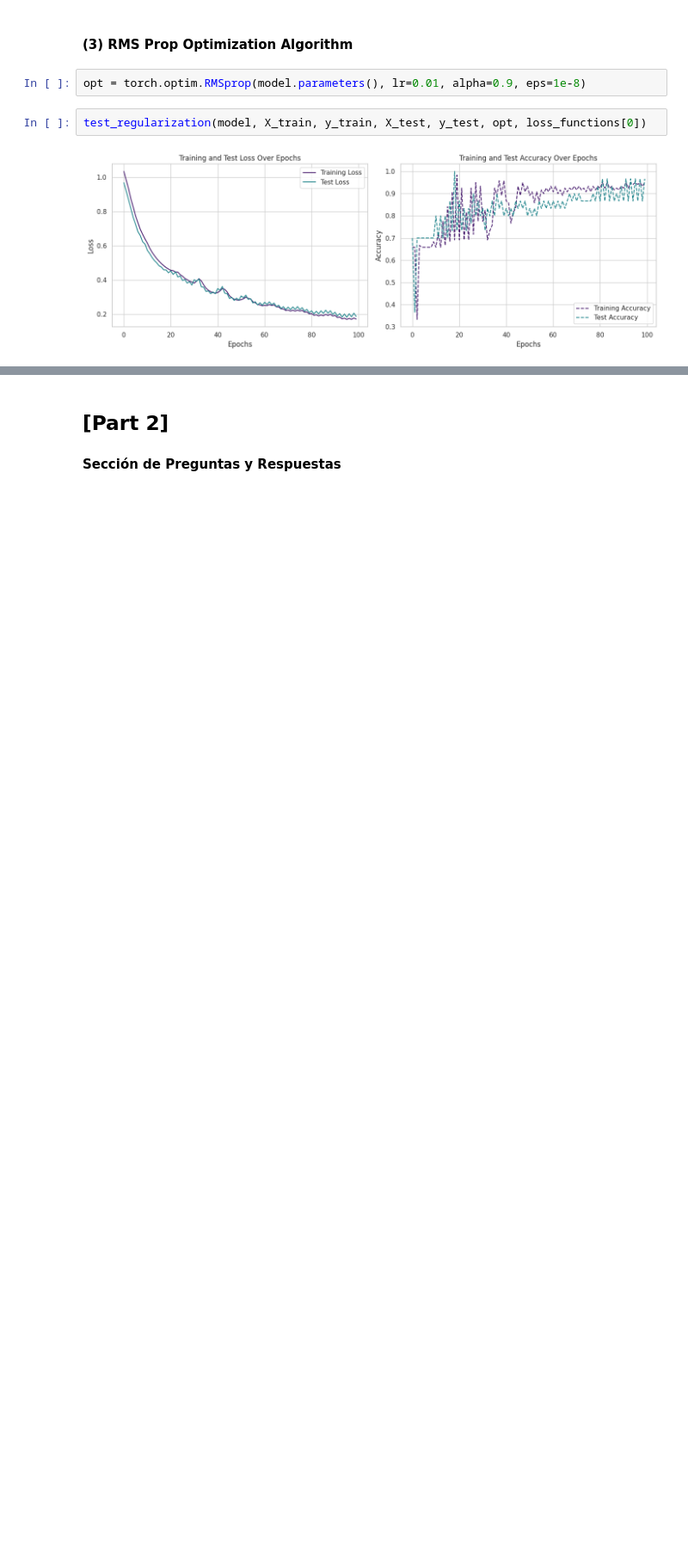
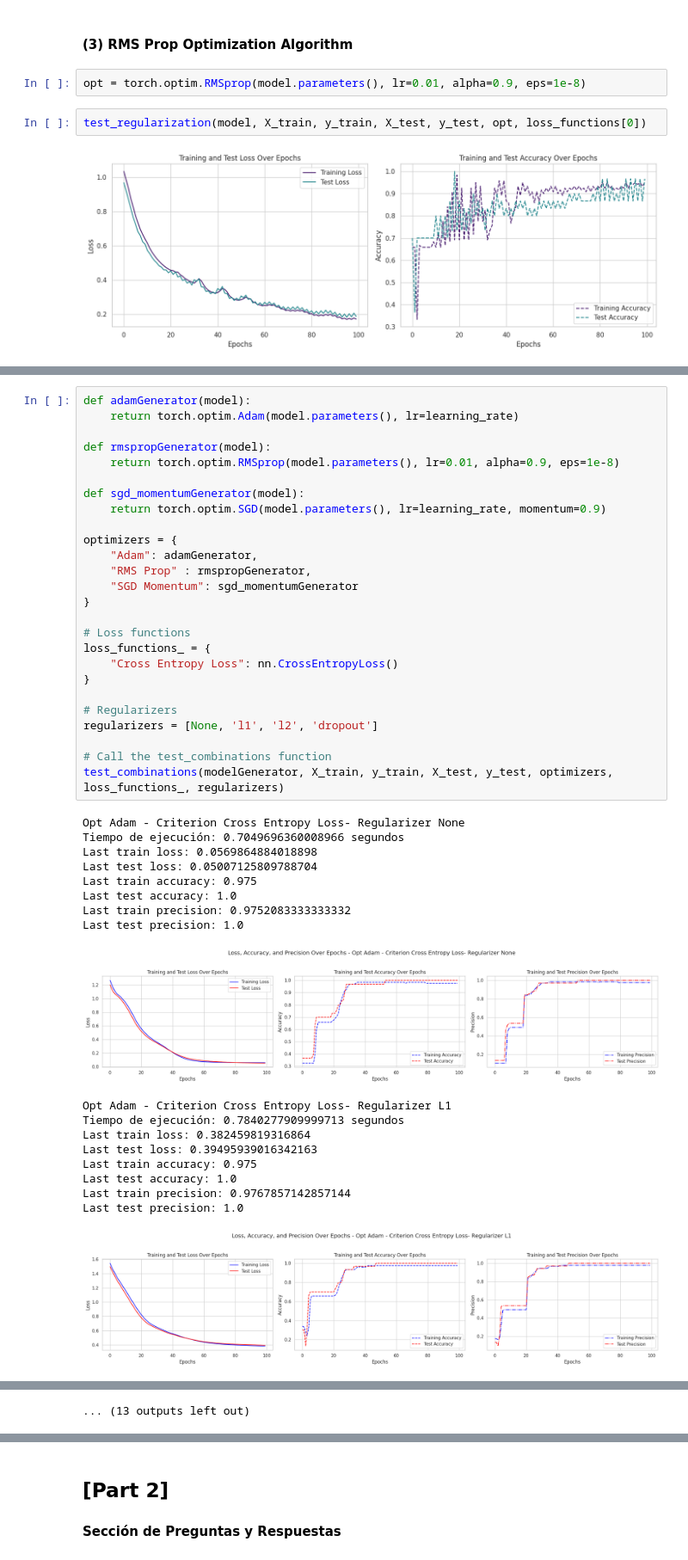
Before and after one commit to Andrea-gt/pytorch-iris, a Jupyter notebook: pytorch_iris.ipynb, the cells around one changed output, grey strips where cells are left out. Shown at 86% size. Cells and saved outputs as stored; diff of their text form; blank space fills up the shorter version.

```diff
--- a/pytorch_iris.ipynb
+++ b/pytorch_iris.ipynb
@@ -437,0 +613,45 @@ test_regularization(model, X_train, y_train, X_test, y_test, opt, loss_functions
+# %%
+def adamGenerator(model):
+    return torch.optim.Adam(model.parameters(), lr=learning_rate)
+
+def rmspropGenerator(model):
+    return torch.optim.RMSprop(model.parameters(), lr=0.01, alpha=0.9, eps=1e-8)
+
+def sgd_momentumGenerator(model):
+    return torch.optim.SGD(model.parameters(), lr=learning_rate, momentum=0.9)
+
+optimizers = {
+    "Adam": adamGenerator,
+    "RMS Prop" : rmspropGenerator,
+    "SGD Momentum": sgd_momentumGenerator
+}
+
+# Loss functions
+loss_functions_ = {
+    "Cross Entropy Loss": nn.CrossEntropyLoss()
+}
+
+# Regularizers
+regularizers = [None, 'l1', 'l2', 'dropout']
+
+# Call the test_combinations function
+test_combinations(modelGenerator, X_train, y_train, X_test, y_test, optimizers, loss_functions_, regularizers)
+# %% [output]
+Opt Adam - Criterion Cross Entropy Loss- Regularizer None
+Tiempo de ejecución: 0.7049696360008966 segundos
+Last train loss: 0.0569864884018898
+Last test loss: 0.05007125809788704
+Last train accuracy: 0.975
+Last test accuracy: 1.0
+Last train precision: 0.9752083333333332
+Last test precision: 1.0
+[figure, added]
+Opt Adam - Criterion Cross Entropy Loss- Regularizer L1
+Tiempo de ejecución: 0.7840277909999713 segundos
+Last train loss: 0.382459819316864
+Last test loss: 0.39495939016342163
+Last train accuracy: 0.975
+Last test accuracy: 1.0
+Last train precision: 0.9767857142857144
+Last test precision: 1.0
+[figure, added]
@@ -437,0 +694 @@ test_regularization(model, X_train, y_train, X_test, y_test, opt, loss_functions
+... (13 outputs left out)
```
Also changed, not shown: parts of 10 cells of this notebook.
